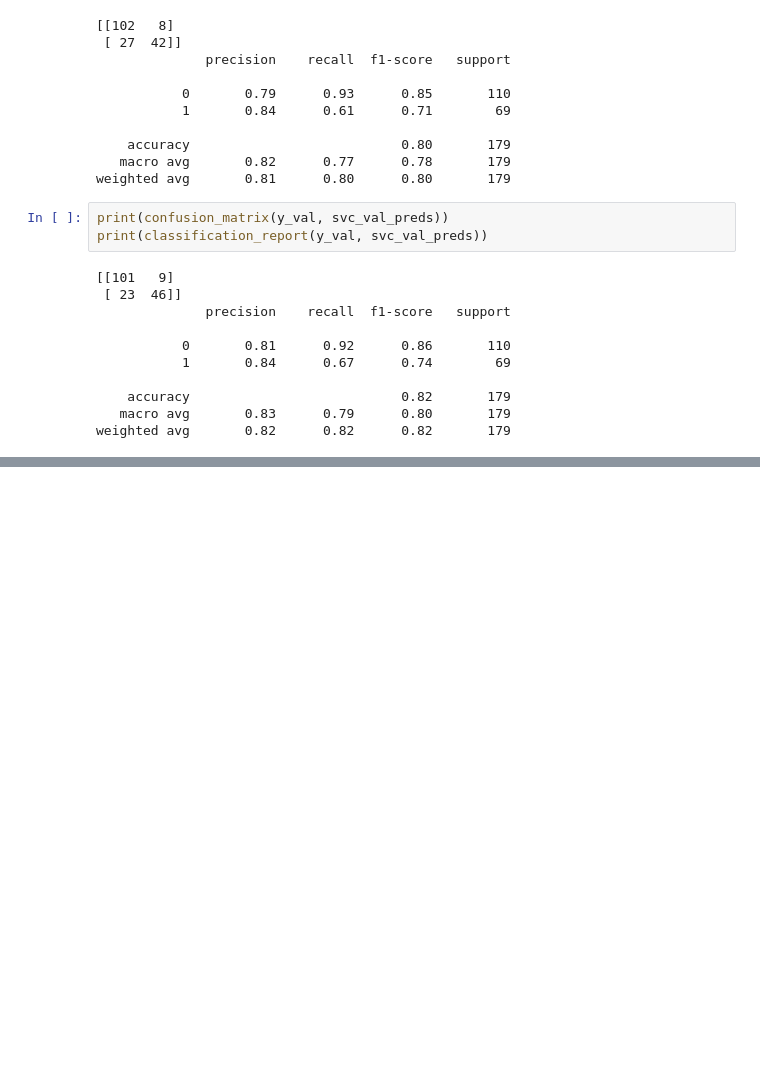
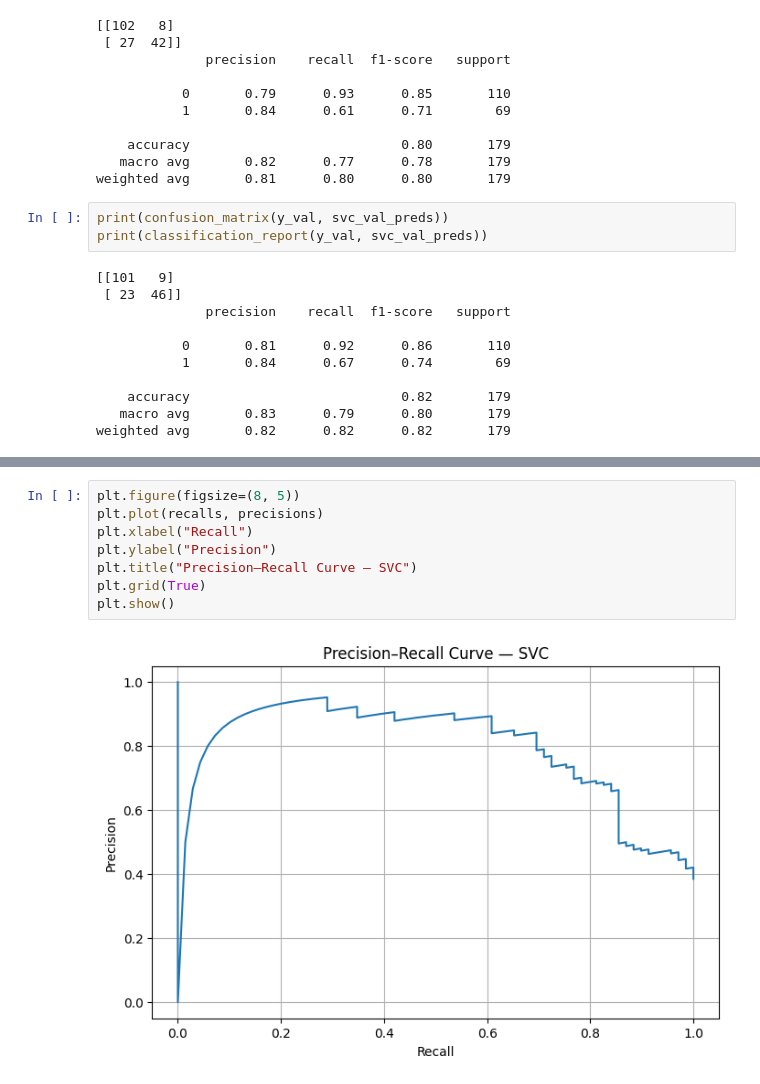
Before and after one commit to tyudope/hands-on-ml-geron, a Jupyter notebook: part_01_fundamentals_of_machine_learning/chapter_03_classification/titanic/titanic_classifier.ipynb, the cells around one changed output, grey strips where cells are left out. Saved outputs shown, nothing was run; the diff lists cells and outputs as text; blank space fills up the shorter version.

```diff
--- a/part_01_fundamentals_of_machine_learning/chapter_03_classification/titanic/titanic_classifier.ipynb
+++ b/part_01_fundamentals_of_machine_learning/chapter_03_classification/titanic/titanic_classifier.ipynb
@@ -553,0 +624,10 @@ weighted avg       0.82      0.82      0.82       179
+# %%
+plt.figure(figsize=(8, 5))
+plt.plot(recalls, precisions)
+plt.xlabel("Recall")
+plt.ylabel("Precision")
+plt.title("Precision–Recall Curve — SVC")
+plt.grid(True)
+plt.show()
+# %% [output]
+[figure, added]
```
Also changed, not shown: parts of 5 cells of this notebook.
